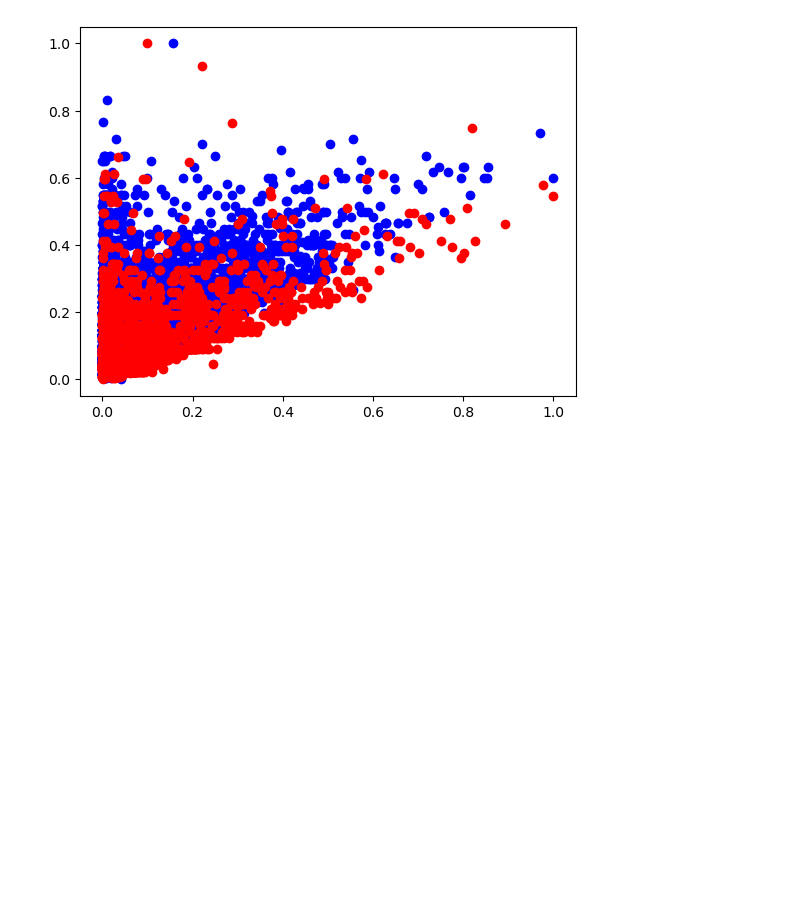
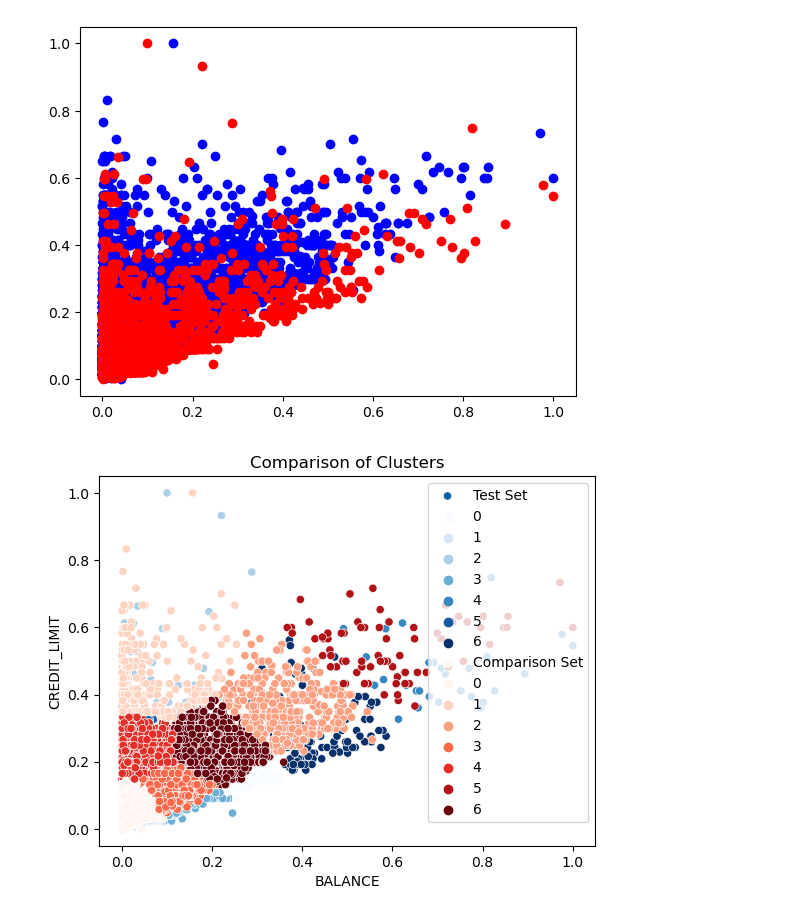
Before and after one commit to ShoshiFinkel/IntegralyticCourse, a Jupyter notebook: data_science/kmeans_clustering.ipynb, the cells around one changed output. Cells and saved outputs as stored; diff of their text form; code cells hidden in the pictures; blank space fills up the shorter version.

```diff
--- a/data_science/kmeans_clustering.ipynb
+++ b/data_science/kmeans_clustering.ipynb
@@ -199,3 +199,24 @@ plt.scatter(data= test_df, x='BALANCE', y='CREDIT_LIMIT', c='red', label='Test S
 # %% [output]
 <matplotlib.collections.PathCollection at 0x...>
 [figure]
+# %%
+fig, ax = plt.subplots()
+
+# Scatter plot for test_df
+sns.scatterplot(data=test_df, x='BALANCE', y='CREDIT_LIMIT', hue='LABELS', ax=ax, label='Test Set',palette='Blues')
+
+# Scatter plot for data2
+sns.scatterplot(data=data2, x='BALANCE', y='CREDIT_LIMIT', hue='LABELS', ax=ax, label='Comparison Set',palette='Reds')
+
+# Set labels and title
+ax.set_xlabel('BALANCE')
+ax.set_ylabel('CREDIT_LIMIT')
+ax.set_title('Comparison of Clusters')
+
+# Show the legend
+ax.legend()
+
+# Show the plot
+plt.show()
+# %% [output]
+[figure, added]
```
Also changed, not shown: parts of 7 cells of this notebook.
